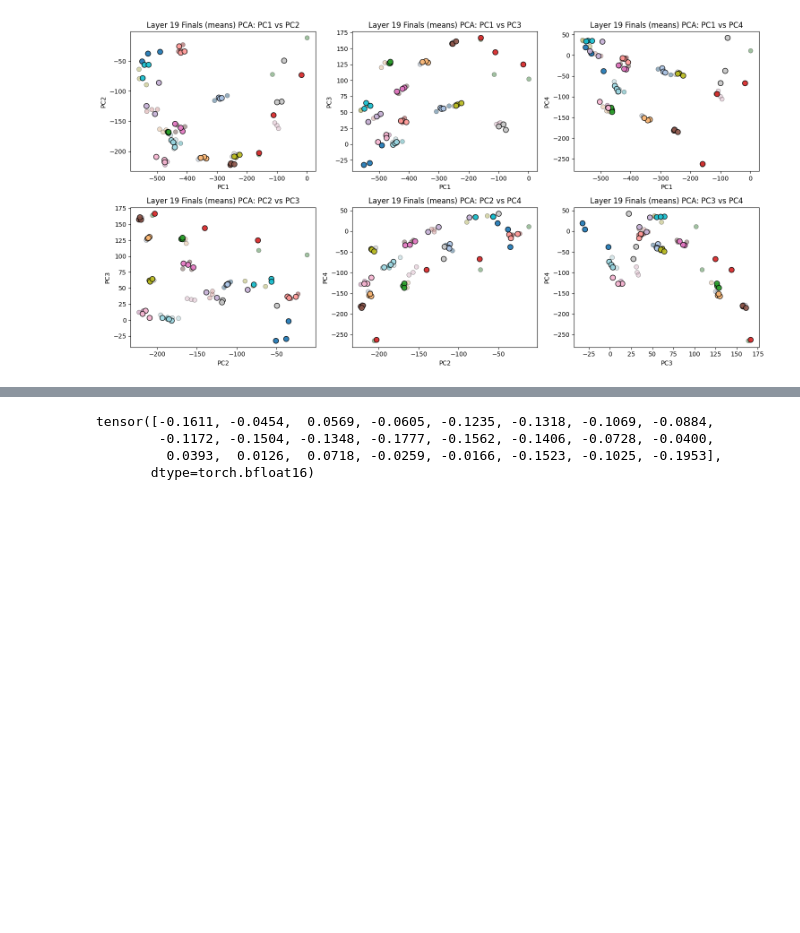
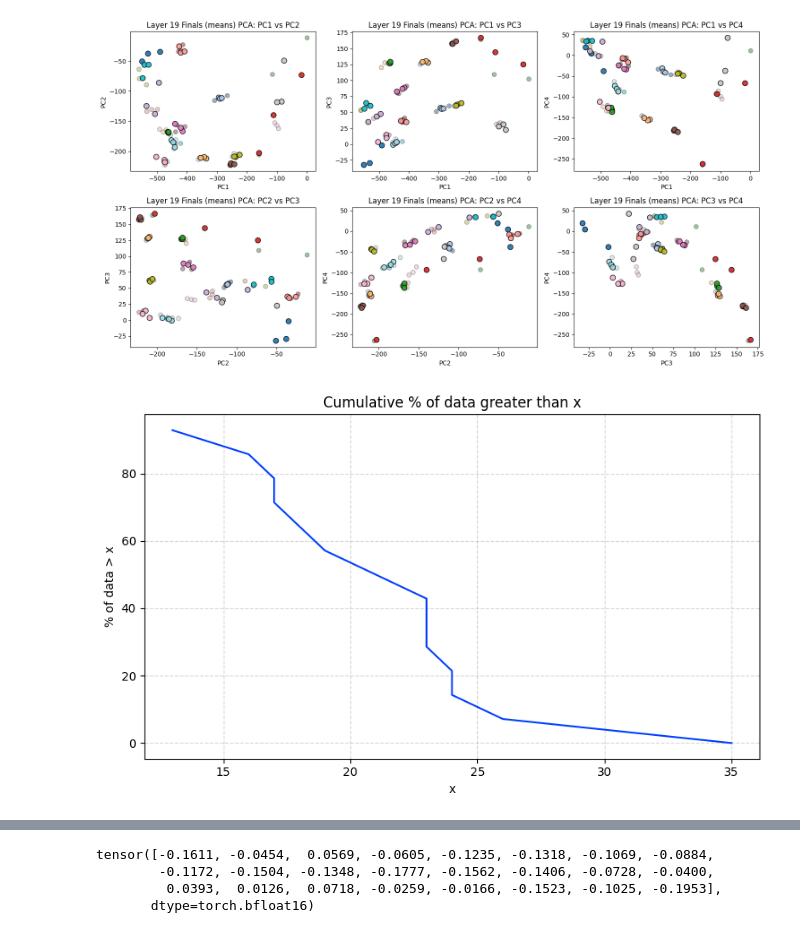
Before and after one commit to jrh-mann/counterfactual_steering, a Jupyter notebook: counterfactual_steering/newmain.ipynb, the cells around one changed output, grey strips where cells are left out. Drawn from its saved outputs; the diff is of its cells as text; code cells hidden in the pictures; blank space fills up the shorter version.

```diff
--- a/counterfactual_steering/newmain.ipynb
+++ b/counterfactual_steering/newmain.ipynb
@@ -891,0 +935,20 @@ bottom3_mean_ta_per_type = [mean_ta[idxs] for idxs in bottom3_indices_per_type]
+# %%
+import numpy as np
+import matplotlib.pyplot as plt
+
+# Assuming 'data' is already defined as a 1D array or list of numbers
+data_arr = np.array(data)
+sorted_data = np.sort(data_arr)
+percent_greater = 100 * np.arange(len(sorted_data)-1, -1, -1) / len(sorted_data)
+
+plt.figure(figsize=(8, 5))
+plt.plot(sorted_data, percent_greater, label='% of data > x')
+plt.xlabel("x")
+plt.ylabel("% of data > x")
+plt.title("Cumulative % of data greater than x")
+plt.grid(True, which='both', linestyle='--', alpha=0.5)
+plt.savefig("plots/cumulative_percent_greaterfork.png")
+plt.tight_layout()
+plt.show()
+# %% [output]
+[figure, added]
```
Also changed, not shown: parts of 16 cells of this notebook, 6 other files.
